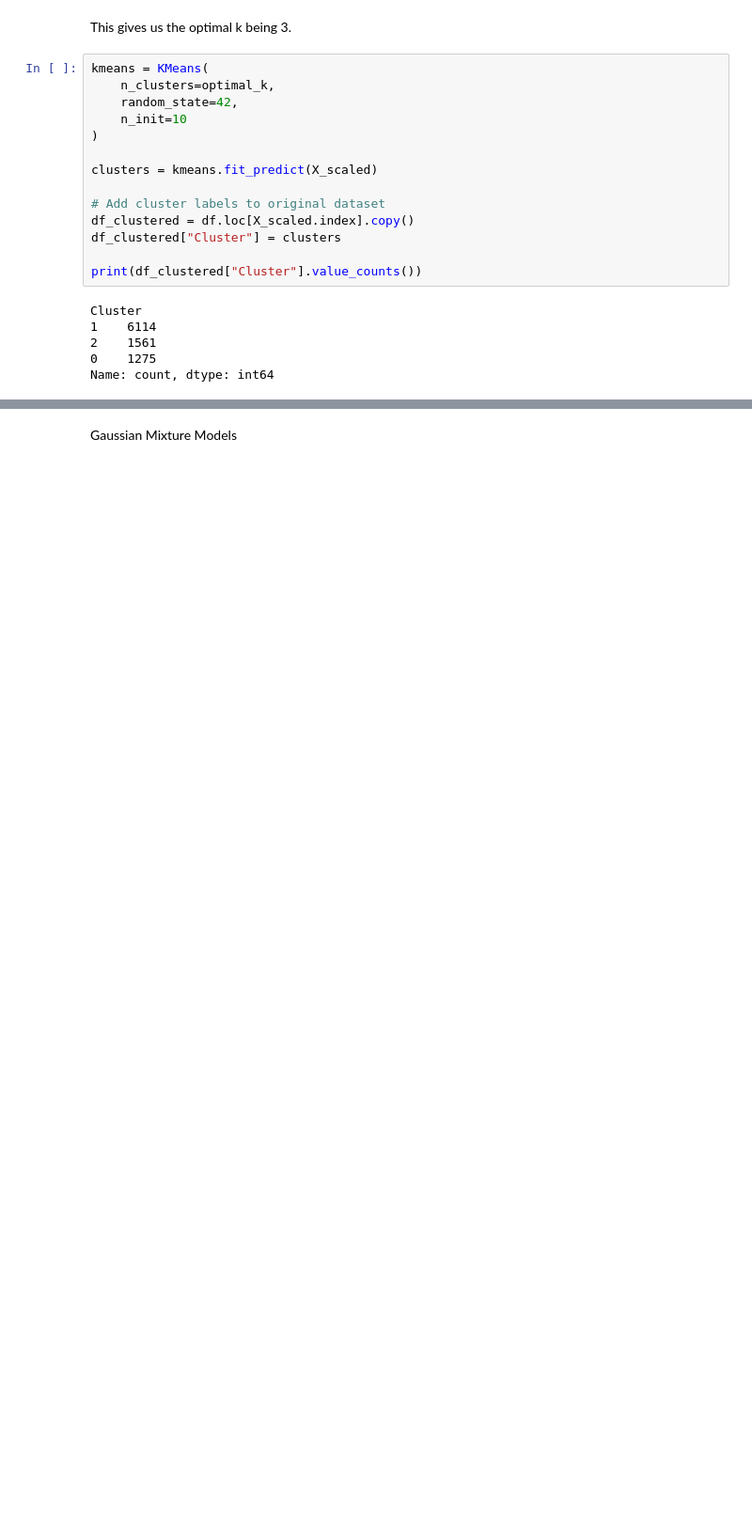
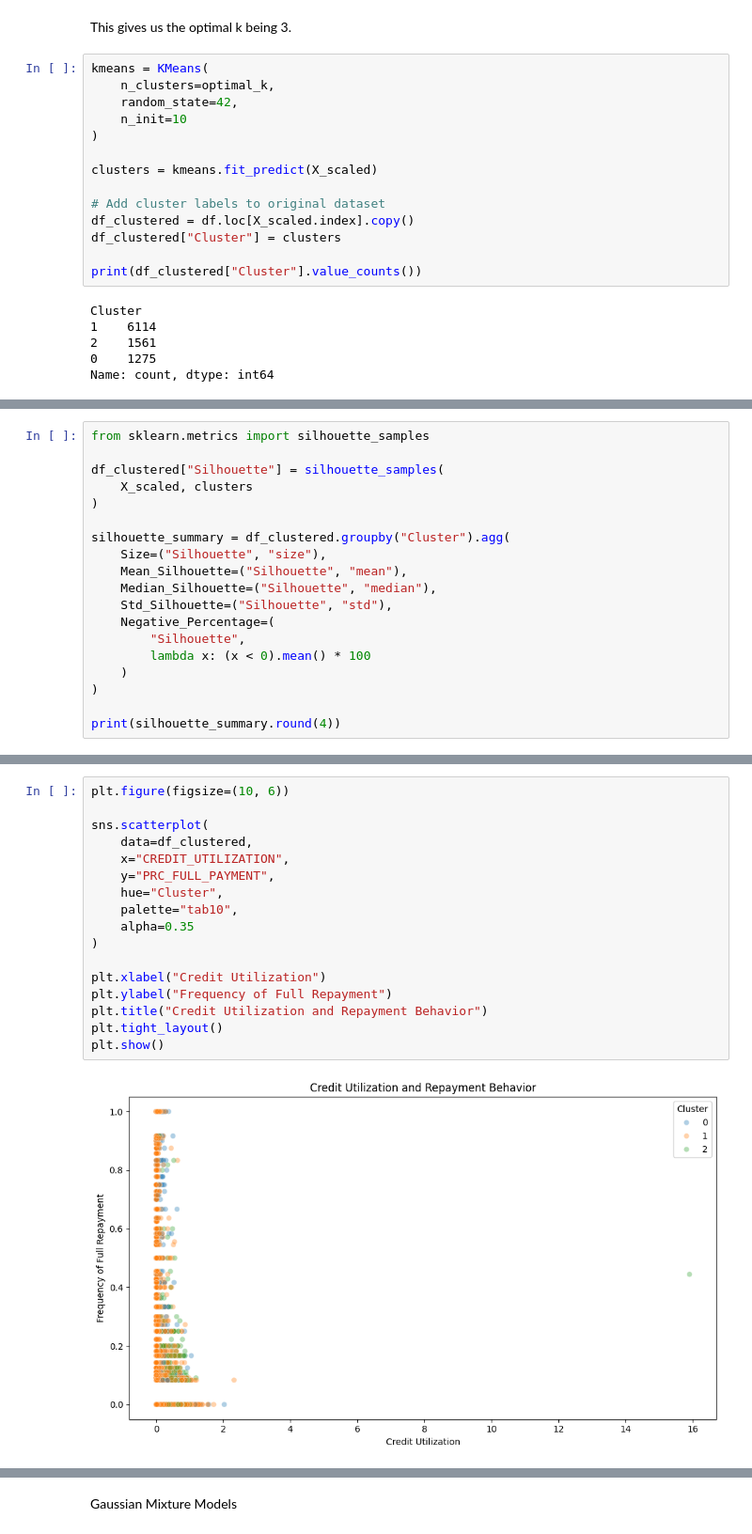
Before and after one commit to Bmmcdonnell/STAT-6250-Final-Project, a Jupyter notebook: Kmeans_GmmComparison.ipynb, the cells around one changed output, grey strips where cells are left out. Shown at 94% size. Drawn from its saved outputs; the diff is of its cells as text; blank space fills up the shorter version.

```diff
--- a/Kmeans_GmmComparison.ipynb
+++ b/Kmeans_GmmComparison.ipynb
@@ -275,0 +521,19 @@ Name: count, dtype: int64
+# %%
+from sklearn.metrics import silhouette_samples
+
+df_clustered["Silhouette"] = silhouette_samples(
+    X_scaled, clusters
+)
+
+silhouette_summary = df_clustered.groupby("Cluster").agg(
+    Size=("Silhouette", "size"),
+    Mean_Silhouette=("Silhouette", "mean"),
+    Median_Silhouette=("Silhouette", "median"),
+    Std_Silhouette=("Silhouette", "std"),
+    Negative_Percentage=(
+        "Silhouette",
+        lambda x: (x < 0).mean() * 100
+    )
+)
+
+print(silhouette_summary.round(4))
@@ -275,0 +552,19 @@ Name: count, dtype: int64
+# %%
+plt.figure(figsize=(10, 6))
+
+sns.scatterplot(
+    data=df_clustered,
+    x="CREDIT_UTILIZATION",
+    y="PRC_FULL_PAYMENT",
+    hue="Cluster",
+    palette="tab10",
+    alpha=0.35
+)
+
+plt.xlabel("Credit Utilization")
+plt.ylabel("Frequency of Full Repayment")
+plt.title("Credit Utilization and Repayment Behavior")
+plt.tight_layout()
+plt.show()
+# %% [output]
+[figure, added]
```
Also changed, not shown: parts of 19 cells of this notebook.
